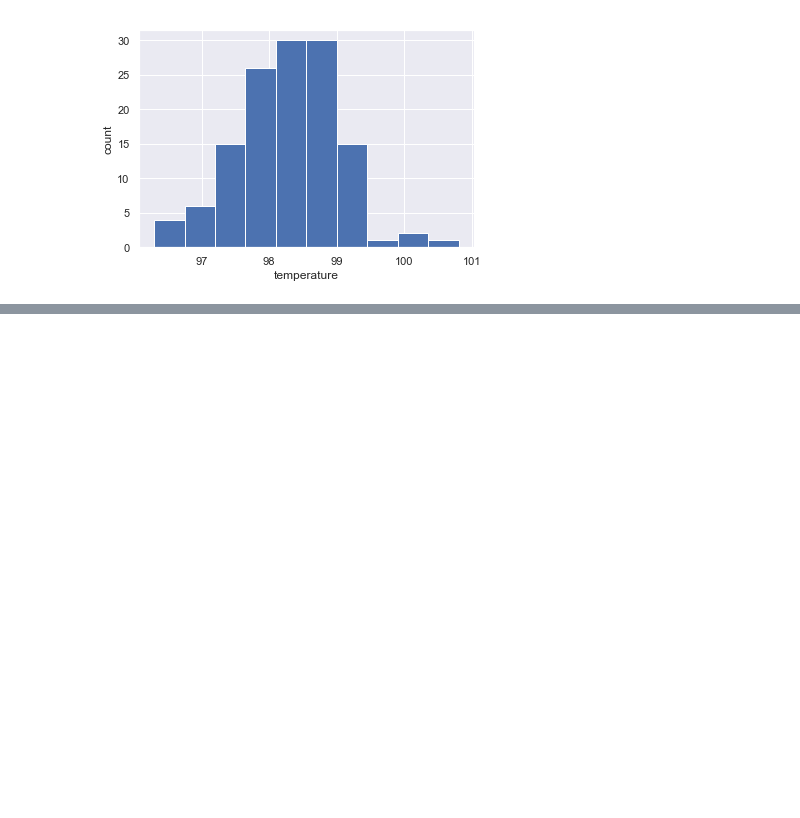
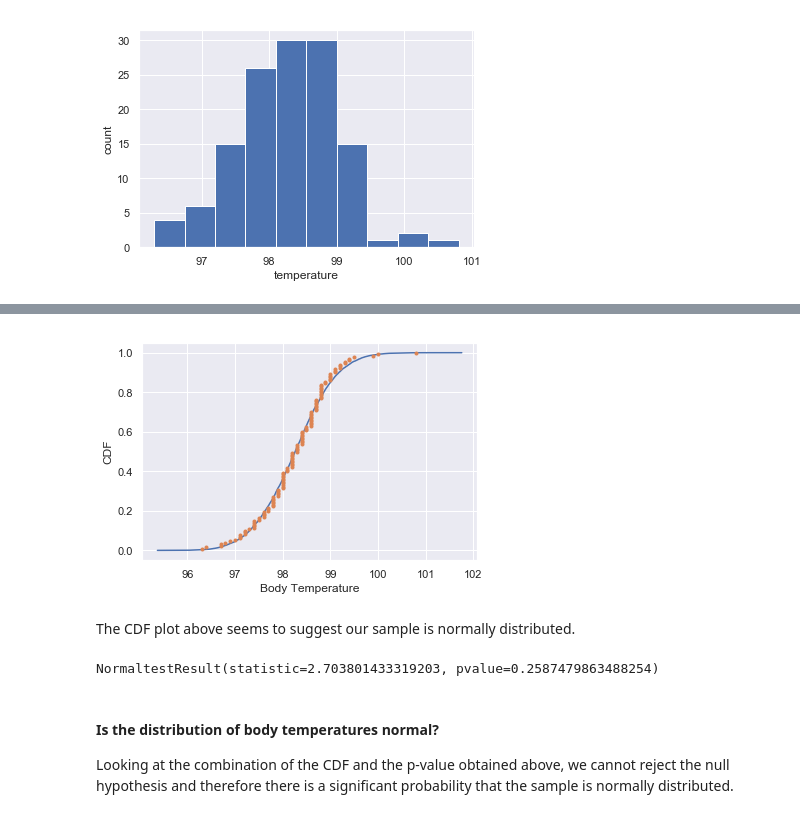
Before and after one commit to kartikvenkat0711/Walmart-Data-Science-capstone, a Jupyter notebook: sliderule_dsi_inferential_statistics_exercise_1.ipynb, the cells around one changed output, grey strips where cells are left out. Saved outputs shown, nothing was run; the diff lists cells and outputs as text; code cells hidden in the pictures; blank space fills up the shorter version.

```diff
--- a/sliderule_dsi_inferential_statistics_exercise_1.ipynb
+++ b/sliderule_dsi_inferential_statistics_exercise_1.ipynb
@@ -127,0 +118,21 @@ The 'normed' kwarg was deprecated in Matplotlib 2.1 and will be removed in 3.1.
+# %%
+# Comparing ECDF of samples with theoretical normal distribution ECDF using sample mean and std
+x_theor, y_theor = ecdf(samples)
+_ = plt.plot(x_theor, y_theor)
+_ = plt.plot(x_temp, y_temp, marker = '.', linestyle = 'none')
+_ = plt.xlabel('Body Temperature')
+_ = plt.ylabel('CDF')
+plt.show()
+# %% [output]
+[figure, added]
+# %% [markdown]
+The CDF plot above seems to suggest our sample is normally distributed.
+# %%
+# Test of normality by non-graphical methods
+stats.normaltest(df['temperature'])
+# %% [output]
+NormaltestResult(statistic=2.703801433319203, pvalue=0.2587479863488254)
+# %% [markdown]
+#### Is the distribution of body temperatures normal?
+
+Looking at the combination of the CDF and the p-value obtained above, we cannot reject the null hypothesis and therefore there is a significant probability that the sample is normally distributed.
```
Also changed, not shown: parts of 24 cells of this notebook.
